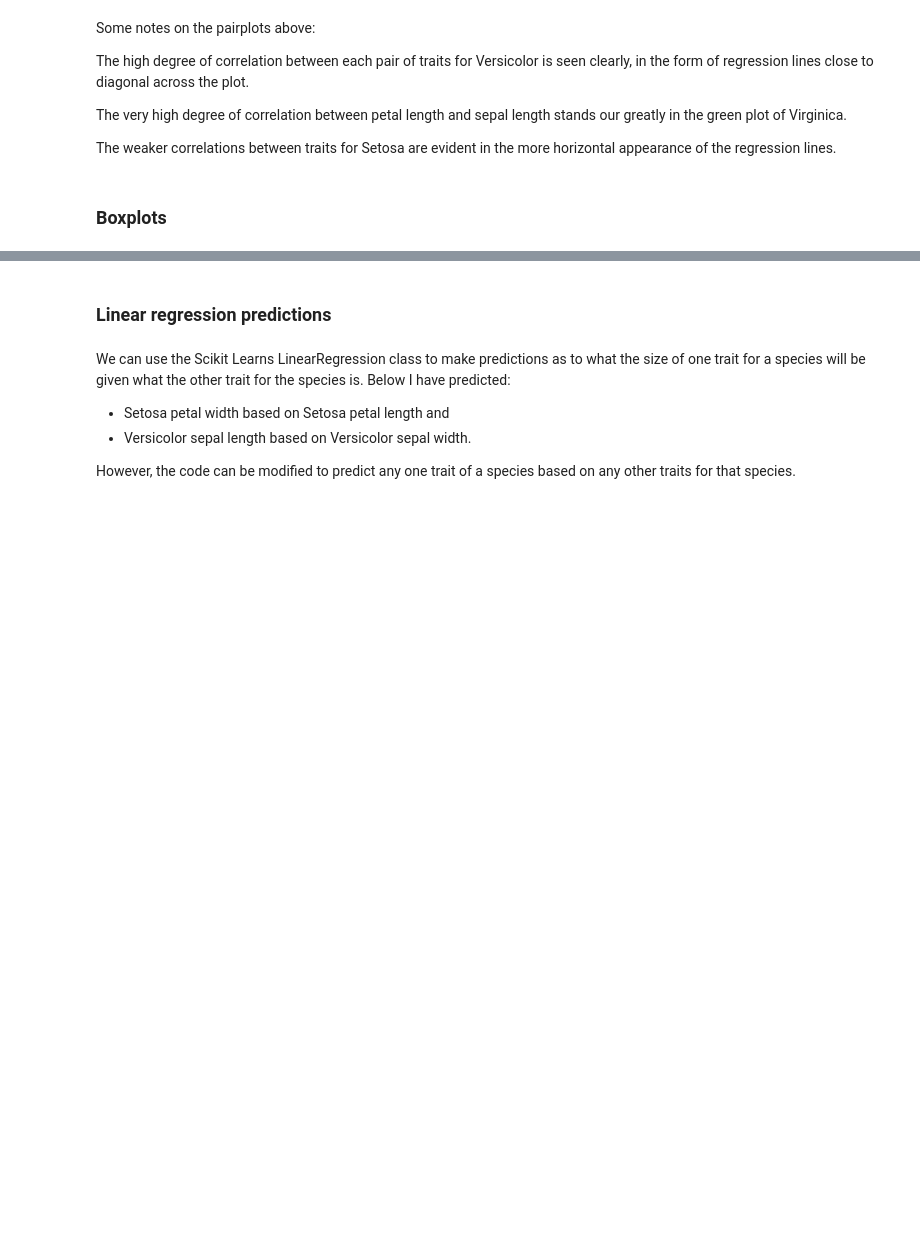
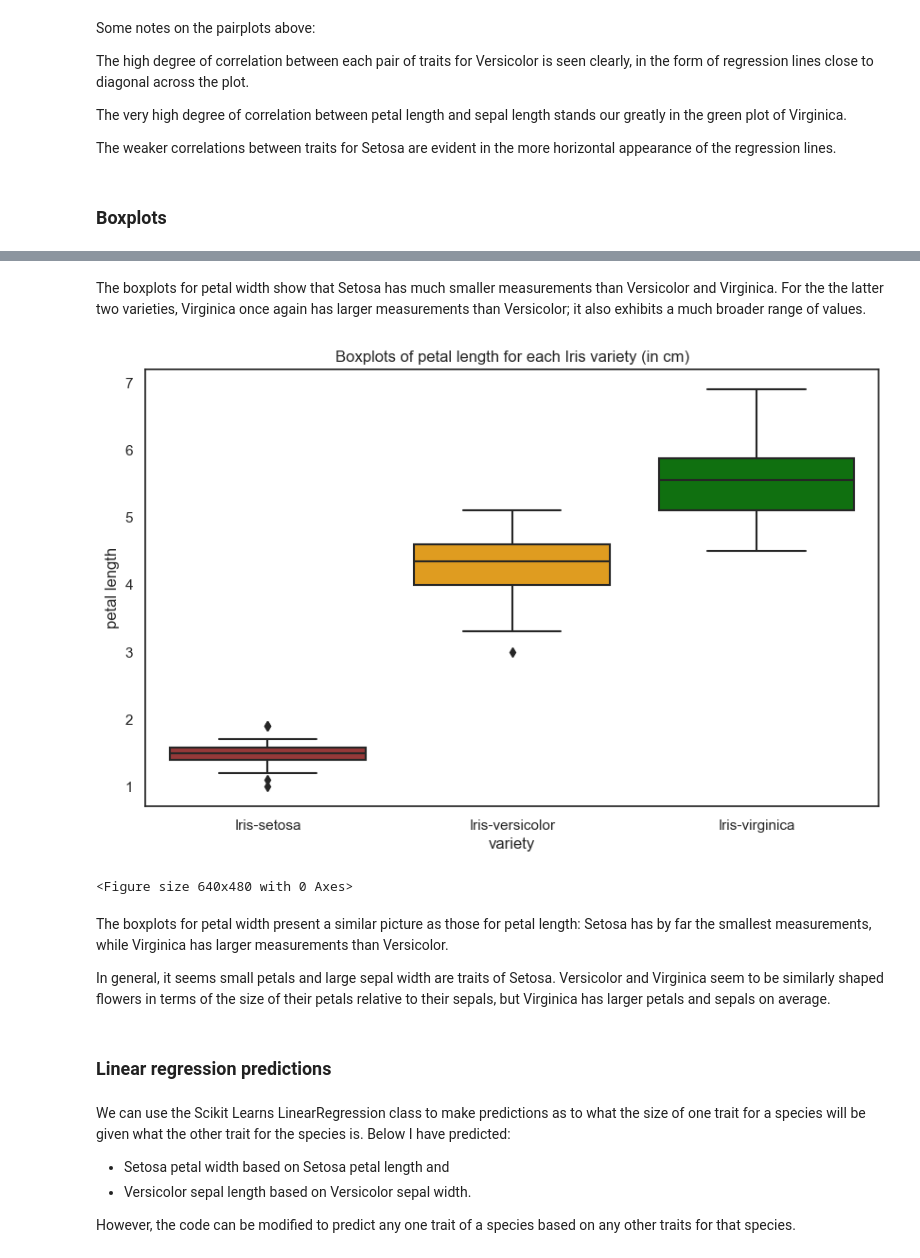
Before and after one commit to jmce22/fund_data, a Jupyter notebook: project.ipynb, the cells around one changed output, grey strips where cells are left out. Drawn from its saved outputs; the diff is of its cells as text; code cells hidden in the pictures; blank space fills up the shorter version.

```diff
--- a/project.ipynb
+++ b/project.ipynb
@@ -742,3 +777,19 @@ plt.savefig('project_images/Boxplot_sl')
+# %% [markdown]
+The boxplots for petal width show that Setosa has much smaller measurements than Versicolor and Virginica. For the the latter two varieties, Virginica once again has larger measurements than Versicolor; it also exhibits a much broader range of values.
+# %%
+plt.figure(figsize=(10, 6))
+plt.title('Boxplots of petal length for each Iris variety (in cm)')
+
+sns.boxplot(x="variety", y="petal length", data=df, palette=['brown', 'orange', 'green'])
+plt.show()
+plt.savefig('project_images/Boxplot_pl')
+# %% [output]
+[figure, added]
+<Figure size 640x480 with 0 Axes>
+# %% [markdown]
+The boxplots for petal width present a similar picture as those for petal length: Setosa has by far the smallest measurements, while Virginica has larger measurements than Versicolor.
+
+In general, it seems small petals and large sepal width are traits of Setosa. Versicolor and Virginica seem to be similarly shaped flowers in terms of the size of their petals relative to their sepals, but Virginica has larger petals and sepals on average.
 # %% [markdown]
 ### Linear regression predictions ###
 # %% [markdown]
```
Also changed, not shown: parts of 6 cells of this notebook, 2 other files.
